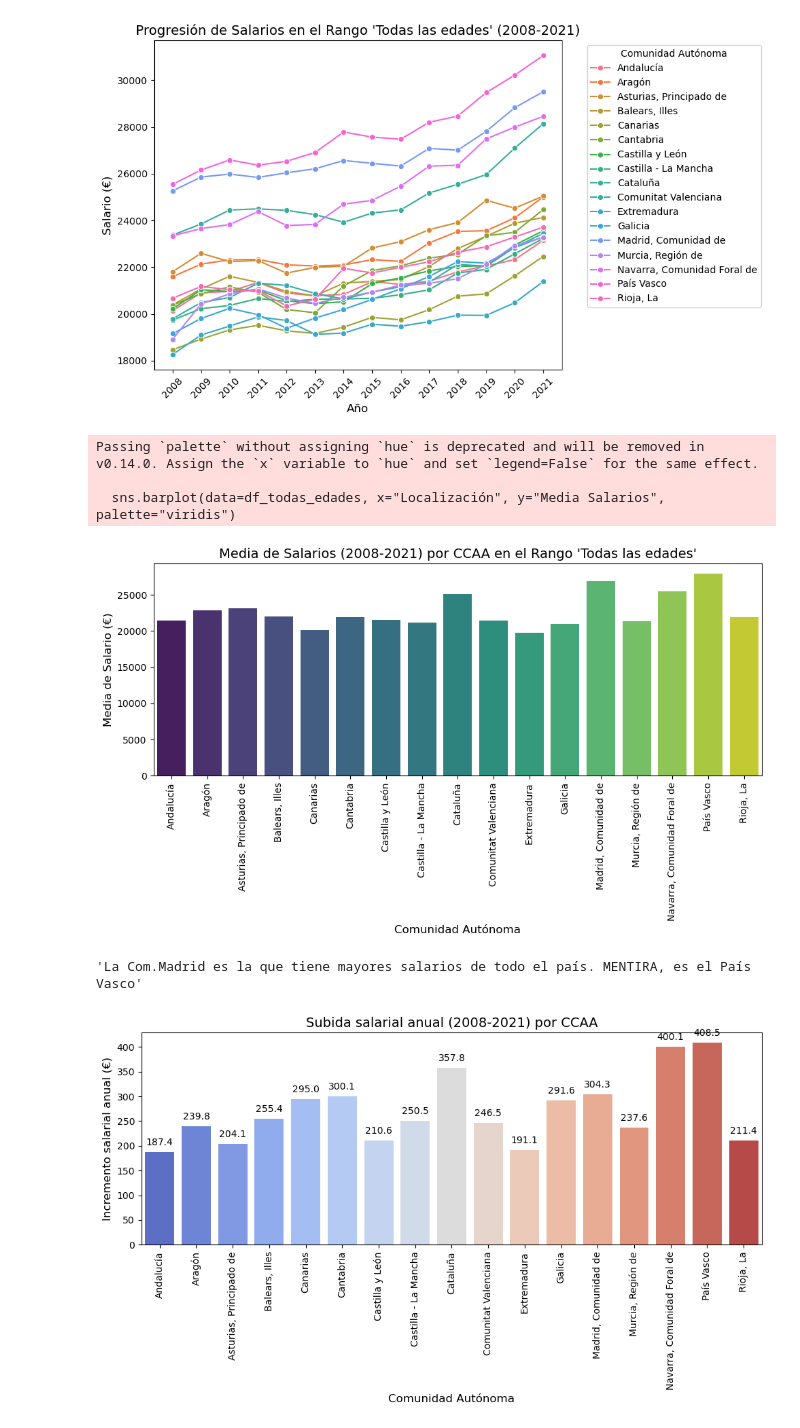
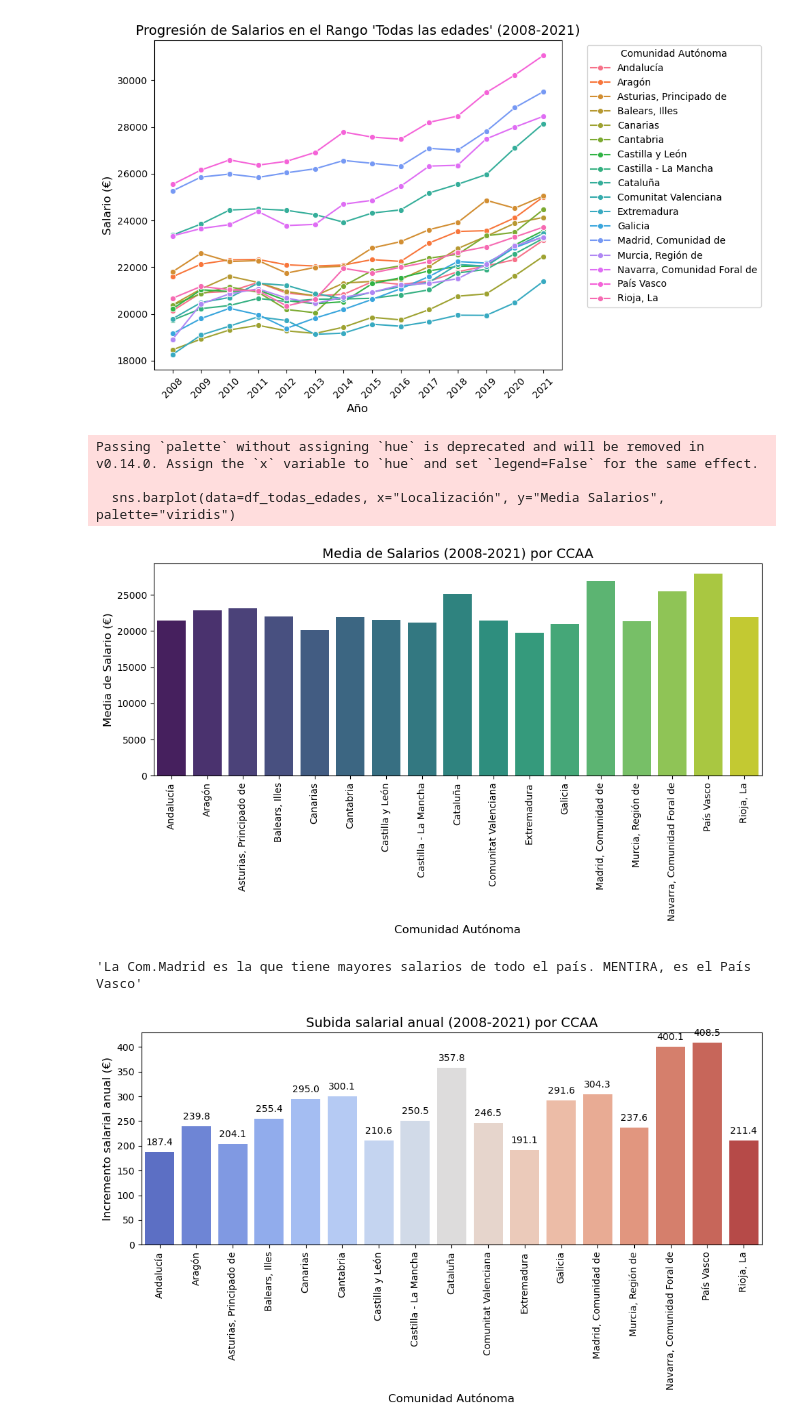
Before and after one commit to adrianbenitezrueda/first-project-data, a Jupyter notebook: adrian_main.ipynb, the cells around one changed output. Cells and saved outputs as stored; diff of their text form; code cells hidden in the pictures.

```diff
--- a/adrian_main.ipynb
+++ b/adrian_main.ipynb
@@ -816,32 +816,32 @@ plt.show()
 # %%
 # Filtrar el DataFrame para incluir solo las filas donde el rango de edad es "Todas las edades" y excluir "Total Nacional"
 df_todas_edades = df_salario_ccaa_sexo_y_edad.xs('Todas las edades', level='Rango de edad').reset_index()
 
 # Excluir "Total Nacional"
 df_todas_edades = df_todas_edades[df_todas_edades['Localización'] != 'Total Nacional']
 
 # Crear una nueva columna con la media de los salarios desde 2008 a 2021 para cada CCAA
 df_todas_edades['Media Salarios'] = df_todas_edades.iloc[:, 2:].mean(axis=1)
 
 # Crear un gráfico de barras con las medias de salarios para cada CCAA
 plt.figure(figsize=(10, 6))
 sns.barplot(data=df_todas_edades, x="Localización", y="Media Salarios", palette="viridis")
 
 # Configuramos los títulos y etiquetas
-plt.title("Media de Salarios (2008-2021) por CCAA en el Rango 'Todas las edades'", fontsize=14)
+plt.title("Media de Salarios (2008-2021) por CCAA", fontsize=14)
 plt.xlabel("Comunidad Autónoma", fontsize=12)
 plt.ylabel("Media de Salario (€)", fontsize=12)
 plt.xticks(rotation=90)
 
 # Mostrar la gráfica
 plt.tight_layout()
 plt.show()
 """La Com.Madrid es la que tiene mayores salarios de todo el país. MENTIRA, es el País Vasco"""
 # %% [output]
 Passing `palette` without assigning `hue` is deprecated and will be removed in v0.14.0. Assign the `x` variable to `hue` and set `legend=False` for the same effect.
 
   sns.barplot(data=df_todas_edades, x="Localización", y="Media Salarios", palette="viridis")
-[figure, old version]
+[figure, new version]
 'La Com.Madrid es la que tiene mayores salarios de todo el país. MENTIRA, es el País Vasco'
 # %%
 # Filtrar el DataFrame para incluir solo las filas donde el rango de edad es "Todas las edades" y excluir "Total Nacional"
```
Also changed, not shown: parts of 1 cell of this notebook, 3 other files.
